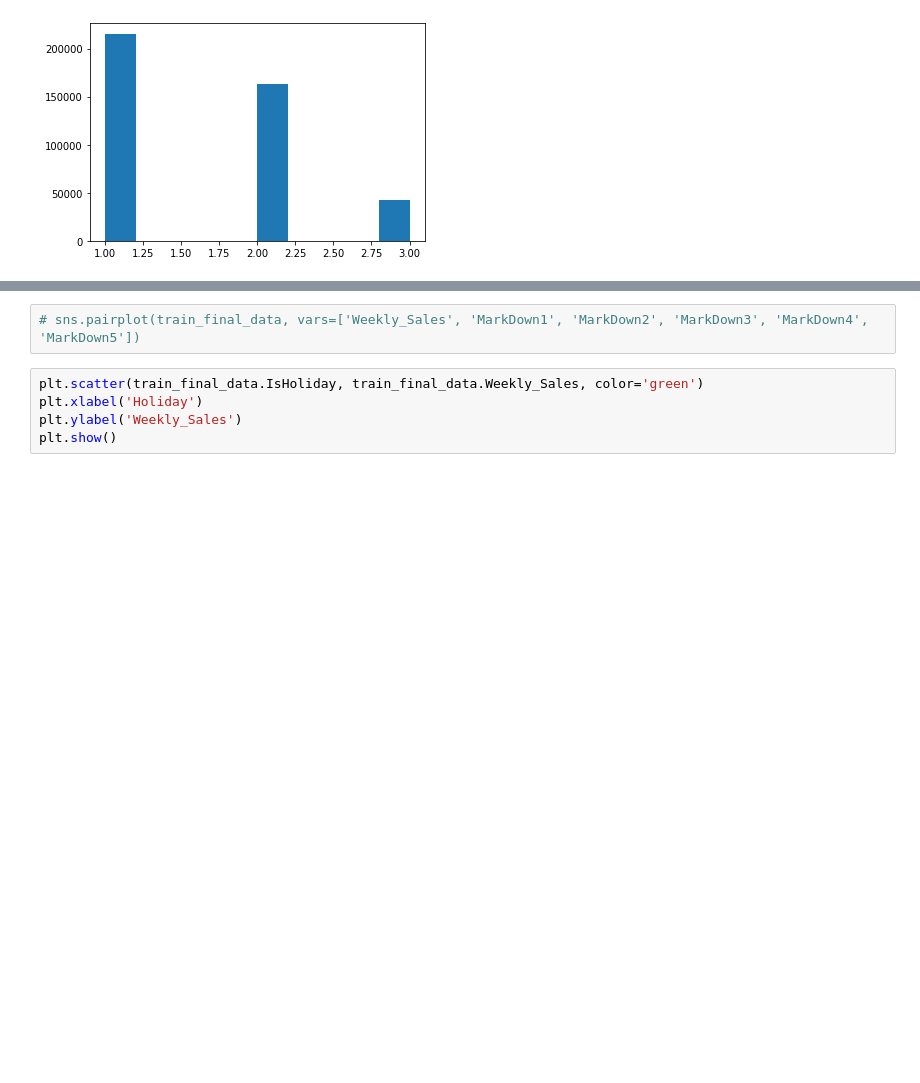
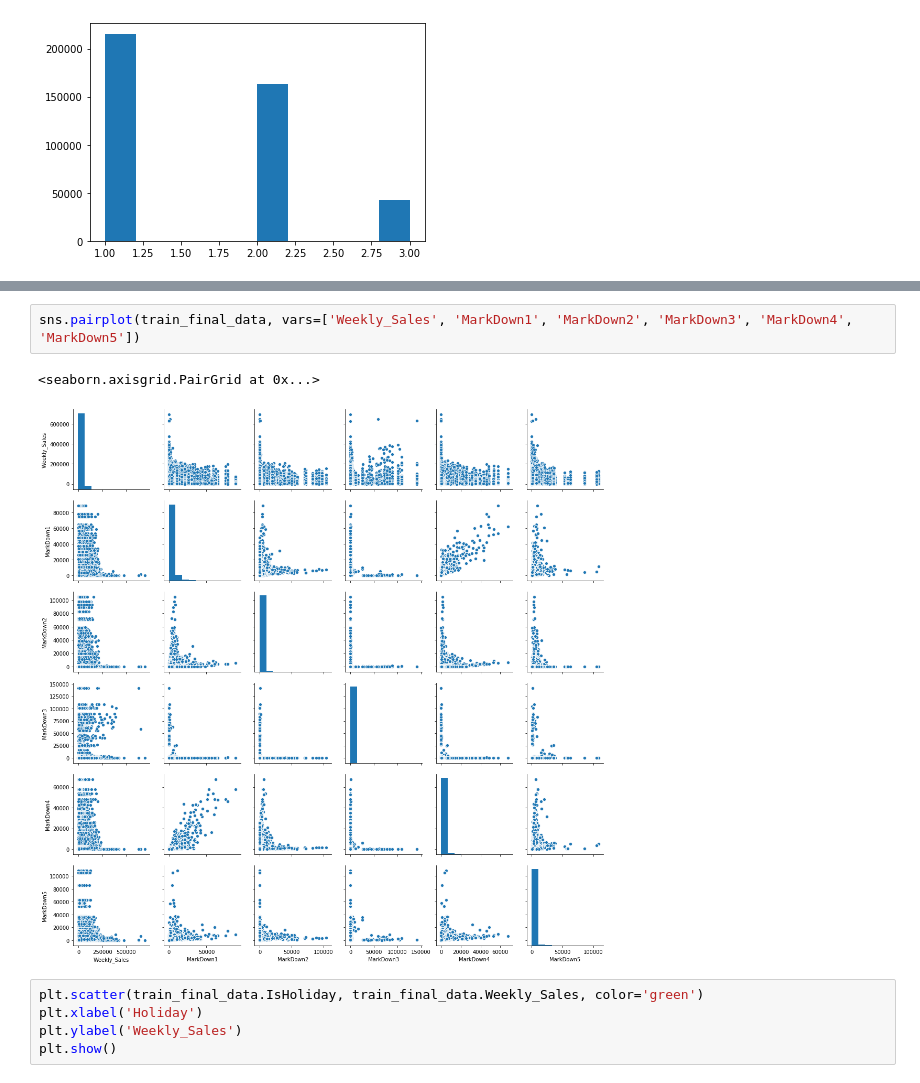
Before and after one commit to Jagajit20/Sales_Forecasting, a Jupyter notebook: Walmart_Sales_Forecasting_Project.ipynb, the cells around one changed output, grey strips where cells are left out. Saved outputs shown, nothing was run; the diff lists cells and outputs as text; blank space fills up the shorter version.

```diff
--- a/Walmart_Sales_Forecasting_Project.ipynb
+++ b/Walmart_Sales_Forecasting_Project.ipynb
@@ -228,5 +237,8 @@ plt.show()
 # %%
-# sns.pairplot(train_final_data, vars=['Weekly_Sales', 'MarkDown1', 'MarkDown2', 'MarkDown3', 'MarkDown4', 'MarkDown5'])
+sns.pairplot(train_final_data, vars=['Weekly_Sales', 'MarkDown1', 'MarkDown2', 'MarkDown3', 'MarkDown4', 'MarkDown5'])
+# %% [output]
+<seaborn.axisgrid.PairGrid at 0x...>
+[figure, added]
 # %%
 plt.scatter(train_final_data.IsHoliday, train_final_data.Weekly_Sales, color='green')
 plt.xlabel('Holiday')
```
Also changed, not shown: parts of 3 cells of this notebook.
